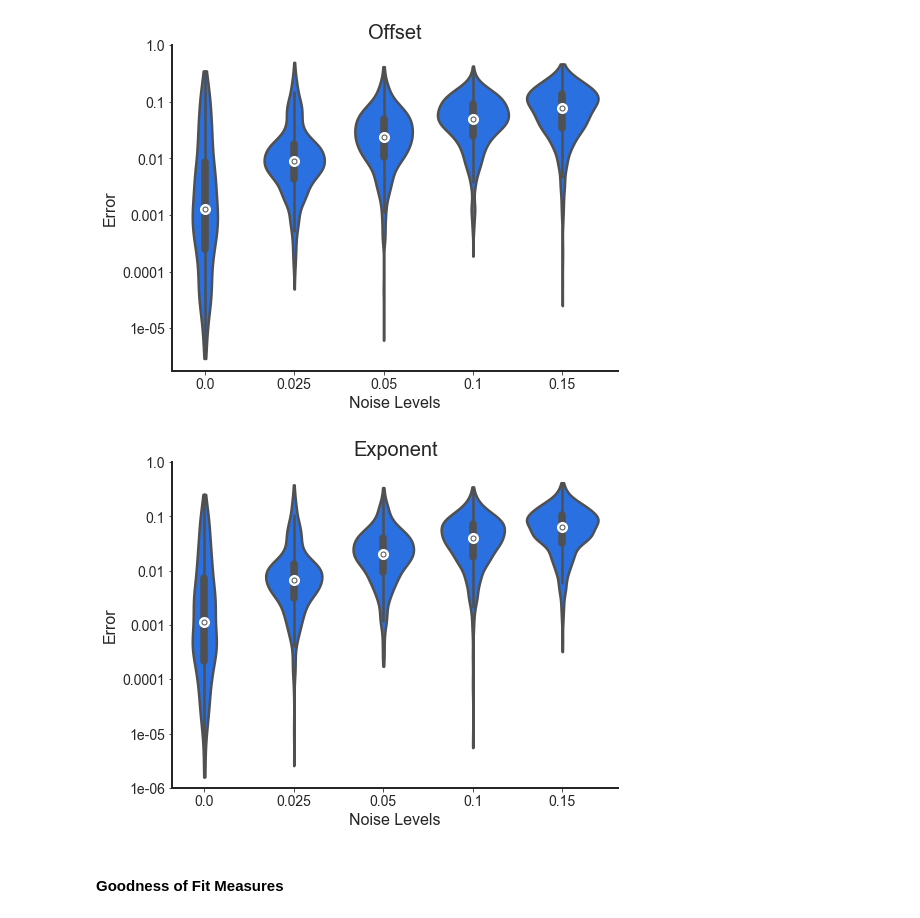
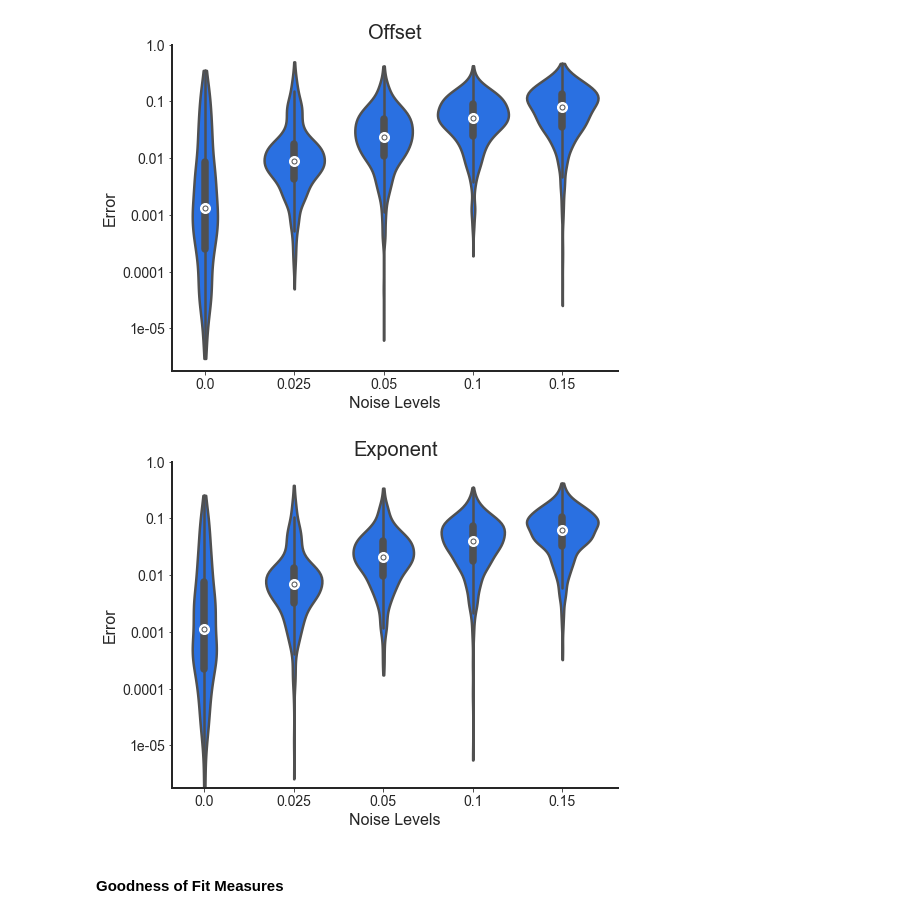
Before and after one commit to TomDonoghue/SIMparam, a Jupyter notebook: notebooks/01-OnePeakSims.ipynb, the cells around one changed output. Saved outputs shown, nothing was run; the diff lists cells and outputs as text; code cells hidden in the pictures.

```diff
--- a/notebooks/01-OnePeakSims.ipynb
+++ b/notebooks/01-OnePeakSims.ipynb
@@ -47,0 +49,9 @@ SAVE_SIMS = False
+# %%
+# Run Settings
+SAVE_FIG = True
+PLT_LOG = True
+
+# If not plotting in log, turn off log-defined plot limits
+if not PLT_LOG:
+    YLIMS_AP = YLIMS_KN = YLIMS_CF = YLIMS_PW = YLIMS_BW = None
+    YTICKS_CF = YTICKS_PW = YTICKS_BW = None
@@ -60,7 +75,7 @@ peaks = gen_peak_def(1)
 aps = gen_ap_def()
 # %%
 # Get data sizes
-n_nlvs = len(NLVS)
+n_conds = len(NLVS)
 n_freqs = int((F_RANGE[1] - F_RANGE[0]) / F_RES + 1)
 # %%
 # Generate or load power spectra
@@ -69,8 +84,8 @@ data_name = 'single_peak_sims'
 if GEN_SIMS:
 
     # Initialize data stores
-    psds = np.empty(shape=[n_nlvs, n_psds, n_freqs])
-    sim_params = [None] * n_nlvs
+    psds = np.empty(shape=[n_conds, n_psds, n_freqs])
+    sim_params = [None] * n_conds
 
     # Generate simulated power spectra
     for n_ind, nlv in enumerate(NLVS):
@@ -80,12 +95,12 @@ if GEN_SIMS:
 
     # Save out generated simulated data & parameter definitions
     if SAVE_SIMS:
-        save_sim_data(pjoin(FOLDER, data_name), freqs, psds, sim_params)
+        save_sim_data(data_name, FOLDER, freqs, psds, sim_params)
 
 else:
     # Reload simulated data and parameter definitions
-    freqs, psds, sim_params = load_sim_data(pjoin(FOLDER, data_name))
+    freqs, psds, sim_params = load_sim_data(data_name, FOLDER)
 
 # Check shape
-print('n_nlvs, n_spectra, n_freqs : ', psds.shape)
+print('n_conds, n_spectra, n_freqs : ', psds.shape)
 # %% [output]
@@ -151,3 +163,14 @@ fgs = fit_fooof_3d(fg, freqs, psds)
+# %%
+# Fit power spectra
+if FIT_MODELS:
+    fgs = fit_fooof_3d(fg, freqs, psds)
+
+    if SAVE_MODELS:
+        save_model_data(data_name, FOLDER, fgs)
+
+else:
+    # Reload model fit data
+    fgs = load_model_data(data_name, FOLDER, n_conds)
 # %%
 # # Alternatively:
 # # Fit power spectra - adapting FOOOF settings for each group of simulated power spectra
@@ -286,11 +305,10 @@ plot_errors_violin(off_errors, 'Offset',
 [figure]
 # %%
 # Plot the error of aperiodic exponent reconstruction
-plot_errors_violin(exp_errors, 'Exponent',
-                   plt_log=True, y_label=None, ylim=[-6.0, 0.01],
+plot_errors_violin(exp_errors, 'Exponent', plt_log=PLT_LOG, ylim=YLIMS_AP,
                    save_fig=SAVE_FIG, save_name=pjoin(FOLDER, 'exp_error'))
 # %% [output]
-[figure, old version]
+[figure, new version]
 # %% [markdown]
 #### Goodness of Fit Measures
 # %%
```
Also changed, not shown: parts of 14 cells of this notebook, 1 other file.
